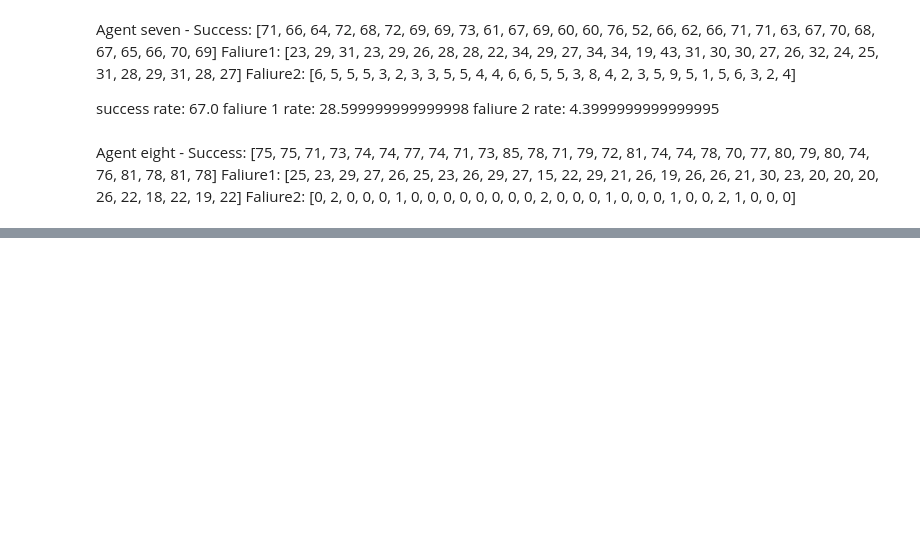
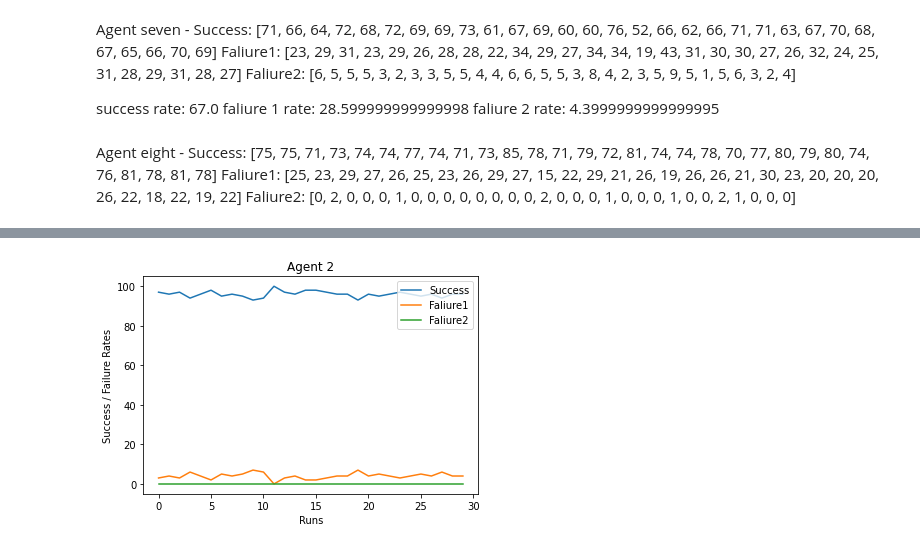
Before and after one commit to Rishit19/Project-Circle-of-Life, a Jupyter notebook: all agents.ipynb, the cells around one changed output, grey strips where cells are left out. Drawn from its saved outputs; the diff is of its cells as text; code cells hidden in the pictures; blank space fills up the shorter version.

```diff
--- a/all agents.ipynb
+++ b/all agents.ipynb
@@ -1409,0 +1590,17 @@ Agent eight - Success:  [75, 75, 71, 73, 74, 74, 77, 74, 71, 73, 85, 78, 71, 79,
+# %%
+
+#* Agent two
+Success =  [97, 96, 97, 94, 96, 98, 95, 96, 95, 93, 94, 100, 97, 96, 98, 98, 97, 96, 96, 93, 96, 95, 96, 97, 96, 95, 96, 94, 96, 96]
+Faliure1 =  [3, 4, 3, 6, 4, 2, 5, 4, 5, 7, 6, 0, 3, 4, 2, 2, 3, 4, 4, 7, 4, 5, 4, 3, 4, 5, 4, 6, 4, 4]
+Faliure2 =   [0, 0, 0, 0, 0, 0, 0, 0, 0, 0, 0, 0, 0, 0, 0, 0, 0, 0, 0, 0, 0, 0, 0, 0, 0, 0, 0, 0, 0, 0]
+
+plt.plot(Success,label = "Success")
+plt.plot(Faliure1,label = "Faliure1")
+plt.plot(Faliure2,label = "Faliure2")
+plt.legend(loc = "upper right")
+plt.title("Agent 2")
+plt.xlabel("Runs")
+plt.ylabel("Success / Failure Rates")
+plt.show()
+# %% [output]
+[figure, added]
```
Also changed, not shown: parts of 13 cells of this notebook.
